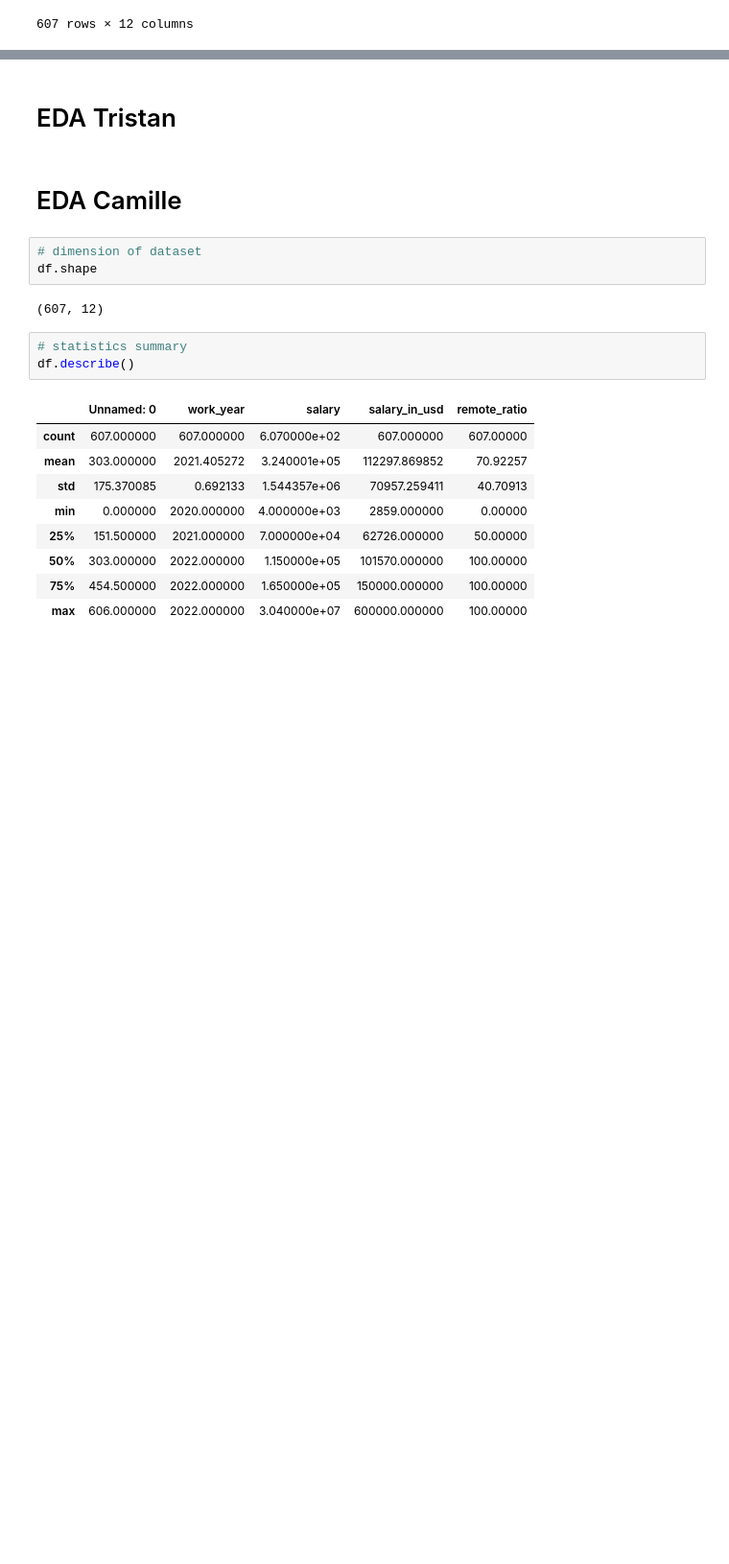
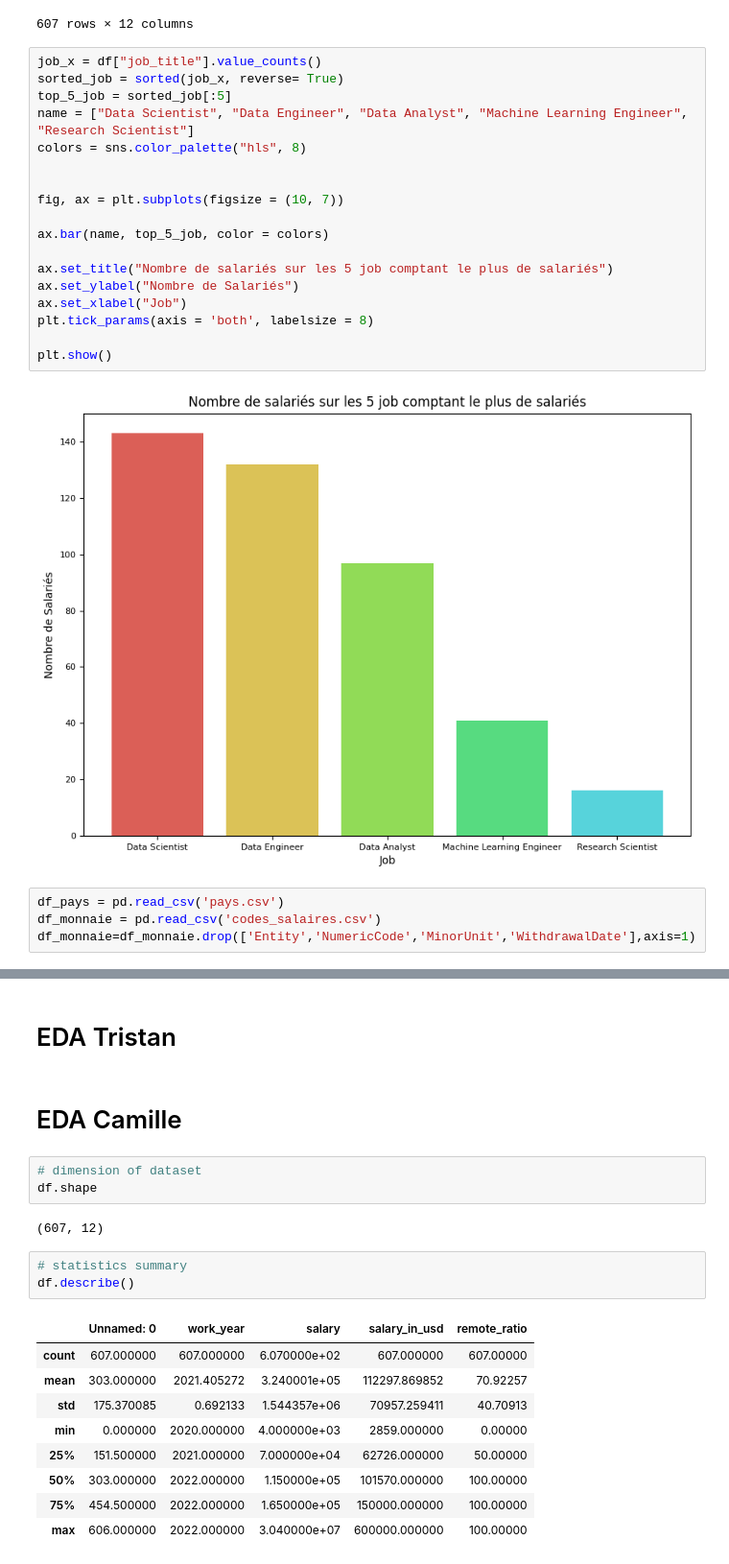
Before and after one commit to TristanLeMoyec/Salaires_EDA, a Jupyter notebook: EDA_salary.ipynb, the cells around one changed output, grey strips where cells are left out. Shown at 96% size. Saved outputs shown, nothing was run; the diff lists cells and outputs as text; blank space fills up the shorter version.

Commit message:
Many seaborn's graph

```diff
--- a/EDA_salary.ipynb
+++ b/EDA_salary.ipynb
@@ -27,3 +27,27 @@ df
 | 605 | 605 | 2022 | SE | FT | Data Analyst | 150000 | USD | ... |
 | 606 | 606 | 2022 | MI | FT | AI Scientist | 200000 | USD | ... |
 607 rows × 12 columns
+# %%
+job_x = df["job_title"].value_counts()
+sorted_job = sorted(job_x, reverse= True)
+top_5_job = sorted_job[:5]
+name = ["Data Scientist", "Data Engineer", "Data Analyst", "Machine Learning Engineer", "Research Scientist"]
+colors = sns.color_palette("hls", 8)
+
+
+fig, ax = plt.subplots(figsize = (10, 7))
+
+ax.bar(name, top_5_job, color = colors)
+
+ax.set_title("Nombre de salariés sur les 5 job comptant le plus de salariés")
+ax.set_ylabel("Nombre de Salariés")
+ax.set_xlabel("Job")
+plt.tick_params(axis = 'both', labelsize = 8)
+
+plt.show()
+# %% [output]
+[figure, added]
+# %%
+df_pays = pd.read_csv('pays.csv')
+df_monnaie = pd.read_csv('codes_salaires.csv')
+df_monnaie=df_monnaie.drop(['Entity','NumericCode','MinorUnit','WithdrawalDate'],axis=1)
```
Also changed, not shown: parts of 19 cells of this notebook.
